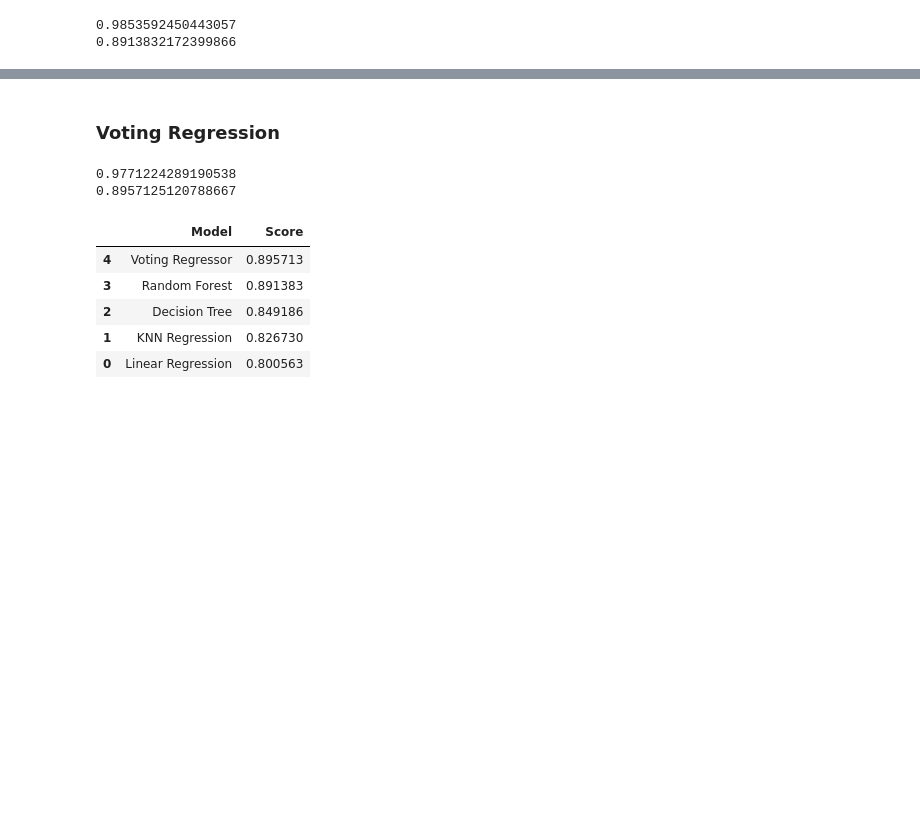
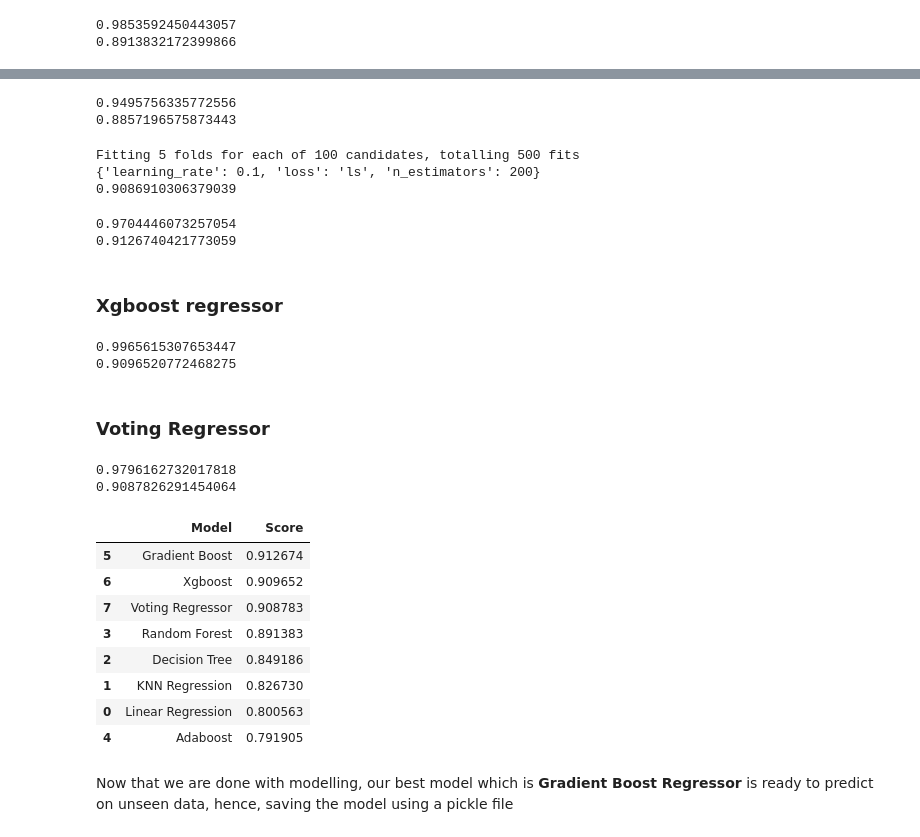
Before and after one commit to majisoubhik01/Cement-Strength-Prediction, a Jupyter notebook: Cement Strength Prediction.ipynb, the cells around one changed output, grey strips where cells are left out. Drawn from its saved outputs; the diff is of its cells as text; code cells hidden in the pictures; blank space fills up the shorter version.

```diff
--- a/Cement Strength Prediction.ipynb
+++ b/Cement Strength Prediction.ipynb
@@ -497,29 +517,80 @@ print(rfr_best.score(X_test, y_test))
+# %%
+from sklearn.ensemble import GradientBoostingRegressor
+
+gbr = GradientBoostingRegressor()
+gbr.fit(X_train, y_train)
+print(gbr.score(X_train, y_train))
+print(gbr.score(X_test, y_test))
+# %% [output]
+0.9495756335772556
+0.8857196575873443
+# %%
+grid_params = {
+    'n_estimators': [90, 100, 120, 180, 200],
+    'learning_rate' : [0.01, 0.1, 0.05, 0.5, 1],
+    'loss' : ['ls', 'lad', 'huber', 'quantile']
+}
+
+grid_search = GridSearchCV(gbr, grid_params, cv = 5, n_jobs = -1, verbose = 1)
+grid_search.fit(X_train, y_train)
+
+gbr_best = grid_search.best_estimator_
+print(grid_search.best_params_)
+print(grid_search.best_score_)
+# %% [output]
+Fitting 5 folds for each of 100 candidates, totalling 500 fits
+{'learning_rate': 0.1, 'loss': 'ls', 'n_estimators': 200}
+0.9086910306379039
+# %%
+print(gbr_best.score(X_train, y_train))
+print(gbr_best.score(X_test, y_test))
+# %% [output]
+0.9704446073257054
+0.9126740421773059
+# %% [markdown]
+### Xgboost regressor
+# %%
+#!pip install xgboost
+from xgboost import XGBRegressor
+
+xgb = XGBRegressor(booster = 'gbtree', learning_rate = 0.1, max_depth = 7, n_estimators = 200)
+xgb.fit(X_train, y_train)
+print(xgb.score(X_train, y_train))
+print(xgb.score(X_test, y_test))
+# %% [output]
+0.9965615307653447
+0.9096520772468275
 # %% [markdown]
-### Voting Regression
+### Voting Regressor
 # %%
 from sklearn.ensemble import VotingRegressor
 
-regressors = [('Linear Regression', lr), ('KNN Regression', knr_best), ('Decision Tree', dtr), ('Random Forest', rfr_best)]
+regressors = [('Linear Regression', lr), ('KNN Regression', knr_best), ('Decision Tree', dtr), ('Random Forest', rfr_best),('Adaboost', ab_best),('Gradient Boosting',gbr_best),('Xgboost',xgb)]
 
-vr = VotingRegressor(estimators = regressors, n_jobs = -1, verbose = 1, weights = (0.1, 0.1, 0.1, 0.2))
+vr = VotingRegressor(estimators = regressors, n_jobs = -1, verbose = 1, weights = (0.1, 0.1, 0.1, 0.1, 0.1, 0.2, 0.2))
 vr.fit(X_train, y_train)
 print(vr.score(X_train, y_train))
 print(vr.score(X_test, y_test))
 # %% [output]
-0.9771224289190538
-0.8957125120788667
+0.9796162732017818
+0.9087826291454064
 # %%
 models = pd.DataFrame({
-    'Model' : ['Linear Regression', 'KNN Regression', 'Decision Tree', 'Random Forest', 'Voting Regressor'],
-    'Score' : [lr.score(X_test, y_test), knr_best.score(X_test, y_test), dtr.score(X_test, y_test), rfr_best.score(X_test, y_test), vr.score(X_test, y_test)]
+    'Model' : ['Linear Regression', 'KNN Regression', 'Decision Tree', 'Random Forest', 'Adaboost', 'Gradient Boost', 'Xgboost', 'Voting Regressor'],
+    'Score' : [lr.score(X_test, y_test), knr_best.score(X_test, y_test), dtr.score(X_test, y_test), rfr_best.score(X_test, y_test), ab_best.score(X_test, y_test), gbr_best.score(X_test, y_test), xgb.score(X_test, y_test), vr.score(X_test, y_test)]
 })
 
 
 models.sort_values(by = 'Score', ascending = False)
 # %% [output]
 |  | Model | Score |
-| 4 | Voting Regressor | 0.895713 |
+| 5 | Gradient Boost | 0.912674 |
+| 6 | Xgboost | 0.909652 |
+| 7 | Voting Regressor | 0.908783 |
 | 3 | Random Forest | 0.891383 |
 | 2 | Decision Tree | 0.849186 |
 | 1 | KNN Regression | 0.826730 |
 | 0 | Linear Regression | 0.800563 |
+| 4 | Adaboost | 0.791905 |
+# %% [markdown]
+Now that we are done with modelling, our best model which is **Gradient Boost Regressor** is ready to predict on unseen data, hence, saving the model using a pickle file
```
Also changed, not shown: parts of 10 cells of this notebook.
